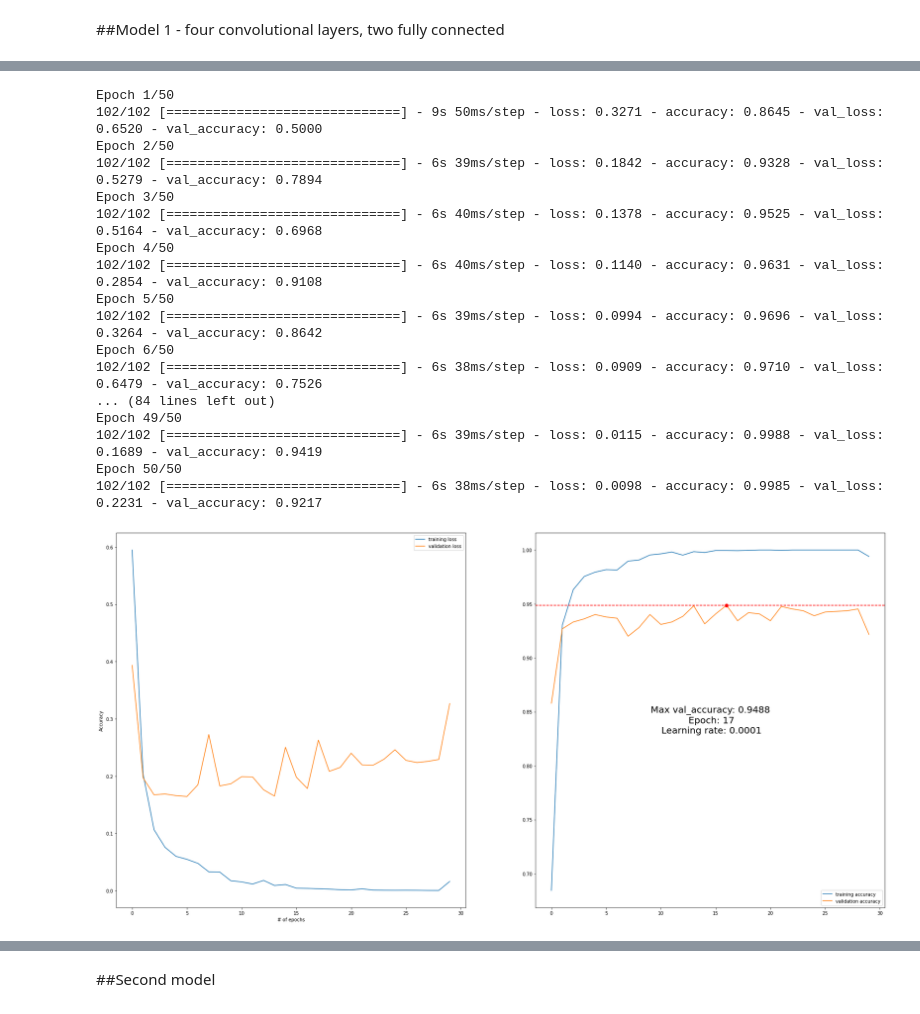
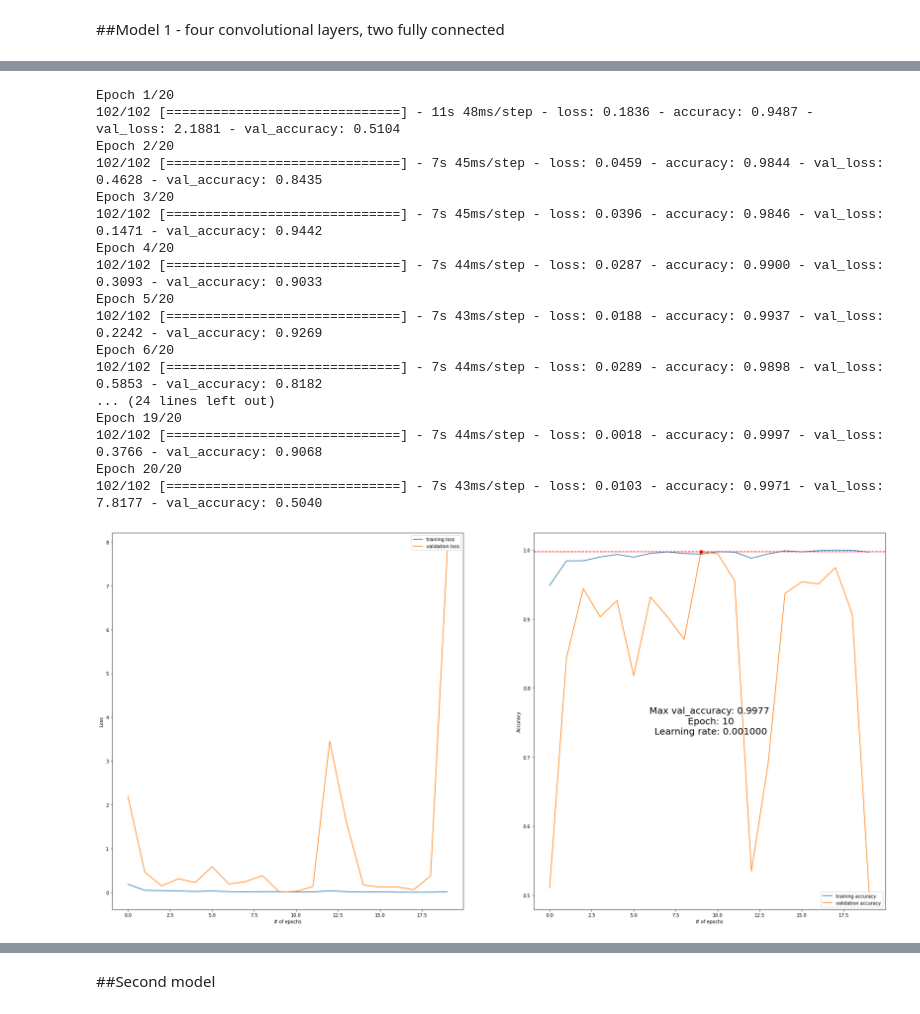
Before and after one commit to MarcoSteuri/music_speech_classification, a Jupyter notebook: NN_sound_classification.ipynb, the cells around one changed output, grey strips where cells are left out. Cells and saved outputs as stored; diff of their text form; code cells hidden in the pictures.

```diff
--- a/NN_sound_classification.ipynb
+++ b/NN_sound_classification.ipynb
@@ -287,5 +247,5 @@ array([[ -6.61636024,  -5.0215097 ,  -4.84424573, ..., -12.39051193,
 # %%
 #Shuffle and batch datasets for use directly in model.fit
-test_ds = test_ds.shuffle(n_test).batch(patch_size)
-train_ds = train_ds.shuffle(n_train).batch(patch_size)
-validate_ds = validate_ds.shuffle(n_validate).batch(patch_size)
+test_ds_batch = test_ds.shuffle(n_test).batch(patch_size)
+train_ds_batch = train_ds.shuffle(n_train).batch(patch_size)
+validate_ds_batch = validate_ds.shuffle(n_validate).batch(patch_size)
@@ -312,22 +263,22 @@ model = tf.keras.Sequential([
     # First convolutional layer
     tf.keras.layers.Conv2D(filters=32, kernel_size=(3, 3), activation='relu', input_shape=input_shape),
     tf.keras.layers.MaxPooling2D(pool_size=(2, 2)),
-    #tf.keras.layers.BatchNormalization(),
+    tf.keras.layers.BatchNormalization(),
 
     # Second convolutional layer
     tf.keras.layers.Conv2D(filters=64, kernel_size=(3, 3), activation='relu'),
     tf.keras.layers.MaxPooling2D(pool_size=(2, 2)),
-    #tf.keras.layers.BatchNormalization(),
+    tf.keras.layers.BatchNormalization(),
 
     # Third convolutional layer
     tf.keras.layers.Conv2D(filters=128, kernel_size=(3, 3), activation='relu'),
     tf.keras.layers.MaxPooling2D(pool_size=(2, 2)),
-    #tf.keras.layers.BatchNormalization(),
+    tf.keras.layers.BatchNormalization(),
 
     # Fourth convolutional layer
     tf.keras.layers.Conv2D(filters=256, kernel_size=(3, 3), activation='relu'),
     tf.keras.layers.MaxPooling2D(pool_size=(2, 2)),
-    #tf.keras.layers.BatchNormalization(),
+    tf.keras.layers.BatchNormalization(),
 
     # Flatten the output of the convolutional layers
     tf.keras.layers.Flatten(),
@@ -342,7 +293,7 @@ model = tf.keras.Sequential([
 ])
 
 # Define optimizer
-modelOptimizer = tf.keras.optimizers.Adam(learning_rate = 0.00001)
+modelOptimizer = tf.keras.optimizers.Adam(learning_rate = 0.001)
 # Compile the model
 model.compile(optimizer=modelOptimizer,
               loss=tf.keras.losses.BinaryCrossentropy(),
@@ -371,61 +322,61 @@ _________________________________________________________________
 save_path = '/content/drive/MyDrive/CAS/M6/Music_speech/models/model1/model_epoch_{epoch:02d}_val_acc_{val_accuracy:.2f}.h5'
 save_callback = tf.keras.callbacks.ModelCheckpoint(save_path, monitor='val_accuracy', save_best_only=True, save_weights_only=False, mode='auto', save_freq='epoch')
 
-hist1 = model.fit(train_ds,
-          epochs=50, batch_size=32, #epochs=5
-          validation_data=validate_ds, callbacks=save_callback)
+hist1 = model.fit(train_ds_batch,
+          epochs=20, batch_size=32, #epochs=5
+          validation_data=validate_ds_batch, callbacks=save_callback)
 # %% [output]
-Epoch 1/50
-102/102 [==============================] - 9s 50ms/step - loss: 0.3271 - accuracy: 0.8645 - val_loss: 0.6520 - val_accuracy: 0.5000
-Epoch 2/50
-102/102 [==============================] - 6s 39ms/step - loss: 0.1842 - accuracy: 0.9328 - val_loss: 0.5279 - val_accuracy: 0.7894
-Epoch 3/50
-102/102 [==============================] - 6s 40ms/step - loss: 0.1378 - accuracy: 0.9525 - val_loss: 0.5164 - val_accuracy: 0.6968
-Epoch 4/50
-102/102 [==============================] - 6s 40ms/step - loss: 0.1140 - accuracy: 0.9631 - val_loss: 0.2854 - val_accuracy: 0.9108
-Epoch 5/50
-102/102 [==============================] - 6s 39ms/step - loss: 0.0994 - accuracy: 0.9696 - val_loss: 0.3264 - val_accuracy: 0.8642
-Epoch 6/50
-102/102 [==============================] - 6s 38ms/step - loss: 0.0909 - accuracy: 0.9710 - val_loss: 0.6479 - val_accuracy: 0.7526
-... (84 lines left out)
-Epoch 49/50
-102/102 [==============================] - 6s 39ms/step - loss: 0.0115 - accuracy: 0.9988 - val_loss: 0.1689 - val_accuracy: 0.9419
-Epoch 50/50
-102/102 [==============================] - 6s 38ms/step - loss: 0.0098 - accuracy: 0.9985 - val_loss: 0.2231 - val_accuracy: 0.9217
+Epoch 1/20
+102/102 [==============================] - 11s 48ms/step - loss: 0.1836 - accuracy: 0.9487 - val_loss: 2.1881 - val_accuracy: 0.5104
+Epoch 2/20
+102/102 [==============================] - 7s 45ms/step - loss: 0.0459 - accuracy: 0.9844 - val_loss: 0.4628 - val_accuracy: 0.8435
+Epoch 3/20
+102/102 [==============================] - 7s 45ms/step - loss: 0.0396 - accuracy: 0.9846 - val_loss: 0.1471 - val_accuracy: 0.9442
+Epoch 4/20
+102/102 [==============================] - 7s 44ms/step - loss: 0.0287 - accuracy: 0.9900 - val_loss: 0.3093 - val_accuracy: 0.9033
+Epoch 5/20
+102/102 [==============================] - 7s 43ms/step - loss: 0.0188 - accuracy: 0.9937 - val_loss: 0.2242 - val_accuracy: 0.9269
+Epoch 6/20
+102/102 [==============================] - 7s 44ms/step - loss: 0.0289 - accuracy: 0.9898 - val_loss: 0.5853 - val_accuracy: 0.8182
+... (24 lines left out)
+Epoch 19/20
+102/102 [==============================] - 7s 44ms/step - loss: 0.0018 - accuracy: 0.9997 - val_loss: 0.3766 - val_accuracy: 0.9068
+Epoch 20/20
+102/102 [==============================] - 7s 43ms/step - loss: 0.0103 - accuracy: 0.9971 - val_loss: 7.8177 - val_accuracy: 0.5040
 # %%
 # Plot loss and accuracy for epochs
-hist = hist2 #change to hist2 for model 2
+hist = hist1 #change to hist2 for model 2
 
 max_val_accuracy = max(hist.history['val_accuracy'])
 max_train_accuracy = max(hist.history['accuracy'])
 epoch_max_val_accuracy = hist.history['val_accuracy'].index(max(hist.history['val_accuracy']))+1
 
 fig, axs = plt.subplots(1, 2, figsize=(30,15))
 axs[0].plot(hist.epoch, hist.history['loss'])
 axs[0].plot(hist.epoch, hist.history['val_loss'])
 axs[0].legend(('training loss', 'validation loss'), loc='upper right')
 axs[0].set(xlabel = '# of epochs', ylabel = 'Loss')
 axs[1].plot(hist.epoch, hist.history['accuracy'])
 axs[1].plot(hist.epoch, hist.history['val_accuracy'])
-axs[0].set(xlabel = '# of epochs', ylabel = 'Accuracy')
+axs[1].set(xlabel = '# of epochs', ylabel = 'Accuracy')
 
 #plot the maximum accuracy as lines
 axs[1].axhline(y=max_val_accuracy, color='r', linestyle='--')
 #axs[1].axhline(y=max_train_accuracy, color='b', linestyle='--')
 
 # Get the indices of the data points with max val accuracy and plot
 indices = [i for i, j in enumerate(hist.history['val_accuracy']) if j == max_val_accuracy]
 axs[1].plot([hist.epoch[i] for i in indices], [hist.history['val_accuracy'][i] for i in indices], 'o', color='r', markersize=7)
 
 # Calculate the coordinates of the middle of the axs[1] as and plot accuracy as number
 x_mid = (axs[1].get_xlim()[0] + axs[1].get_xlim()[1]) / 2
 y_mid = (axs[1].get_ylim()[0] + axs[1].get_ylim()[1]) / 2
-axs[1].text(x_mid, y_mid, f"Max val_accuracy: {max_val_accuracy:.4f}\n Epoch: {epoch_max_val_accuracy}\n Learning rate: {modelOptimizer.learning_rate.numpy():.4f}", fontsize=20, ha='center', va='center')
+axs[1].text(x_mid, y_mid, f"Max val_accuracy: {max_val_accuracy:.4f}\n Epoch: {epoch_max_val_accuracy}\n Learning rate: {modelOptimizer.learning_rate.numpy():.6f}", fontsize=20, ha='center', va='center')
 
 axs[1].legend(('training accuracy', 'validation accuracy'), loc='lower right')
 
 plt.show()
 # %% [output]
-[figure, old version]
+[figure, new version]
 # %%
 # Evaluate the model on the test set
```
Also changed, not shown: parts of 28 cells of this notebook.
